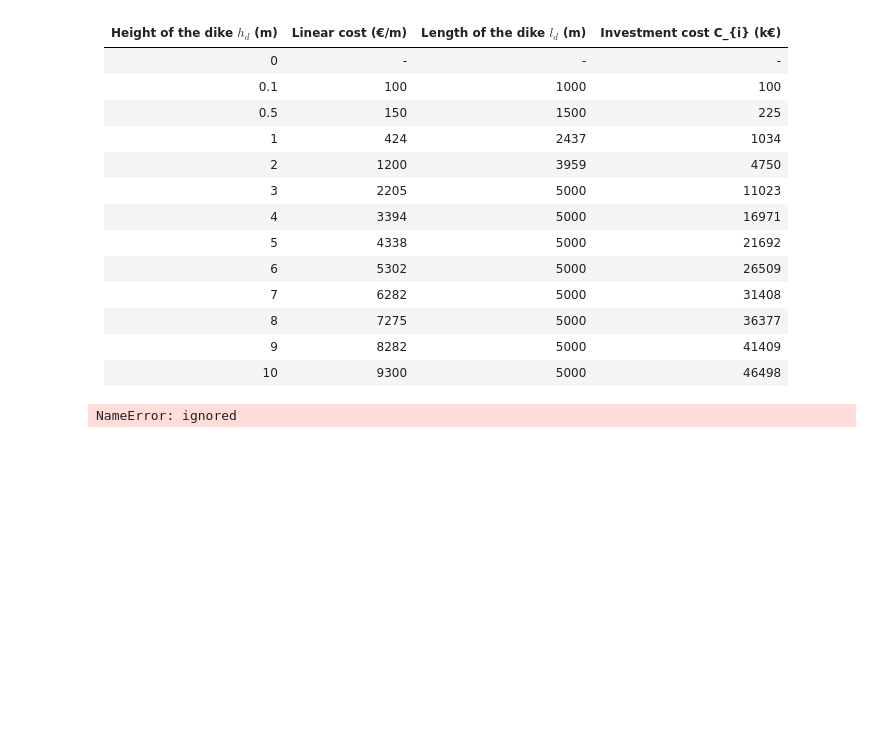
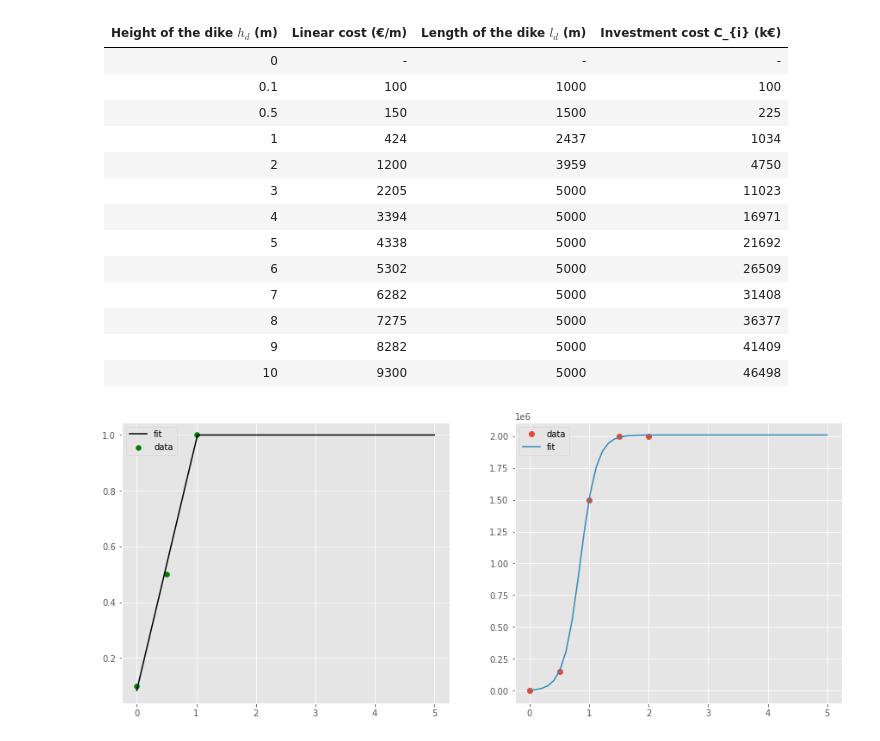
Before and after one commit to geraldomsousaj/industrial-challenge-EDF, a Jupyter notebook: Draft_part_3.ipynb, the cells around one changed output. Cells and saved outputs as stored; diff of their text form; code cells hidden in the pictures; blank space fills up the shorter version.

```diff
--- a/Draft_part_3.ipynb
+++ b/Draft_part_3.ipynb
@@ -699,6 +701,15 @@ Height of the dike $h_{d}$ (m)  | Linear cost (€/m) | Length of the dike $l_{d
 8 | 7275 | 5000 | 36377
 9 | 8282 | 5000 | 41409
 10 | 9300 | 5000 | 46498
+# %%
+X_1 = np.array([0,.5,1]).reshape((-1, 1))
+Y_1 = np.array([.1,.5,1])
+model_cg = LinearRegression()
+model_cg.fit(X_1,Y_1)
+
+X_2 = [0,.5,1,1.5,2]
+Y_2_old = [0,150,1500,2000,2000]
+Y_2 = [x / max(Y_2_old) for x in Y_2_old]
 # %%
 def coef_cg(S,model):
   if S < 0:
@@ -734,20 +745,24 @@ for i in X:
   Y_cg.append(coef_cg(i,model_cg))
   Y_cs.append(cs(i))
 # %%
-plt.subplot(1, 2, 1)
-plt.scatter(X_1, Y_1,color='g',label='data')
-plt.plot(X, Y_cg,color='k',label='fit')
-plt.legend(loc='best')
+fig = plt.figure(figsize=(15,6))
+ax = fig.add_subplot(121)
+ax2 = fig.add_subplot(122)
+
+# plt.subplot(1, 2, 1)
+ax.scatter(X_1, Y_1,color='g',label='data')
+ax.plot(X, Y_cg,color='k',label='fit')
+ax.legend(loc='best')
 
 Y_2_plot = [x*(10**3) for x in Y_2_old]
-plt.subplot(1, 2, 2)
-plt.plot(X_2, Y_2_plot, 'o', label='data')
-plt.plot(X,Y_cs, label='fit')
-plt.legend(loc='best')
+# plt.subplot(1, 2, 2)
+ax2.plot(X_2, Y_2_plot, 'o', label='data')
+ax2.plot(X,Y_cs, label='fit')
+ax2.legend(loc='best')
 
-plt.show()
+fig.show()
 # %% [output]
-NameError: ignored
+[figure, added]
 # %%
 def lin_obj(x,a,b):
     return a * x + b
```
Also changed, not shown: parts of 6 cells of this notebook.
